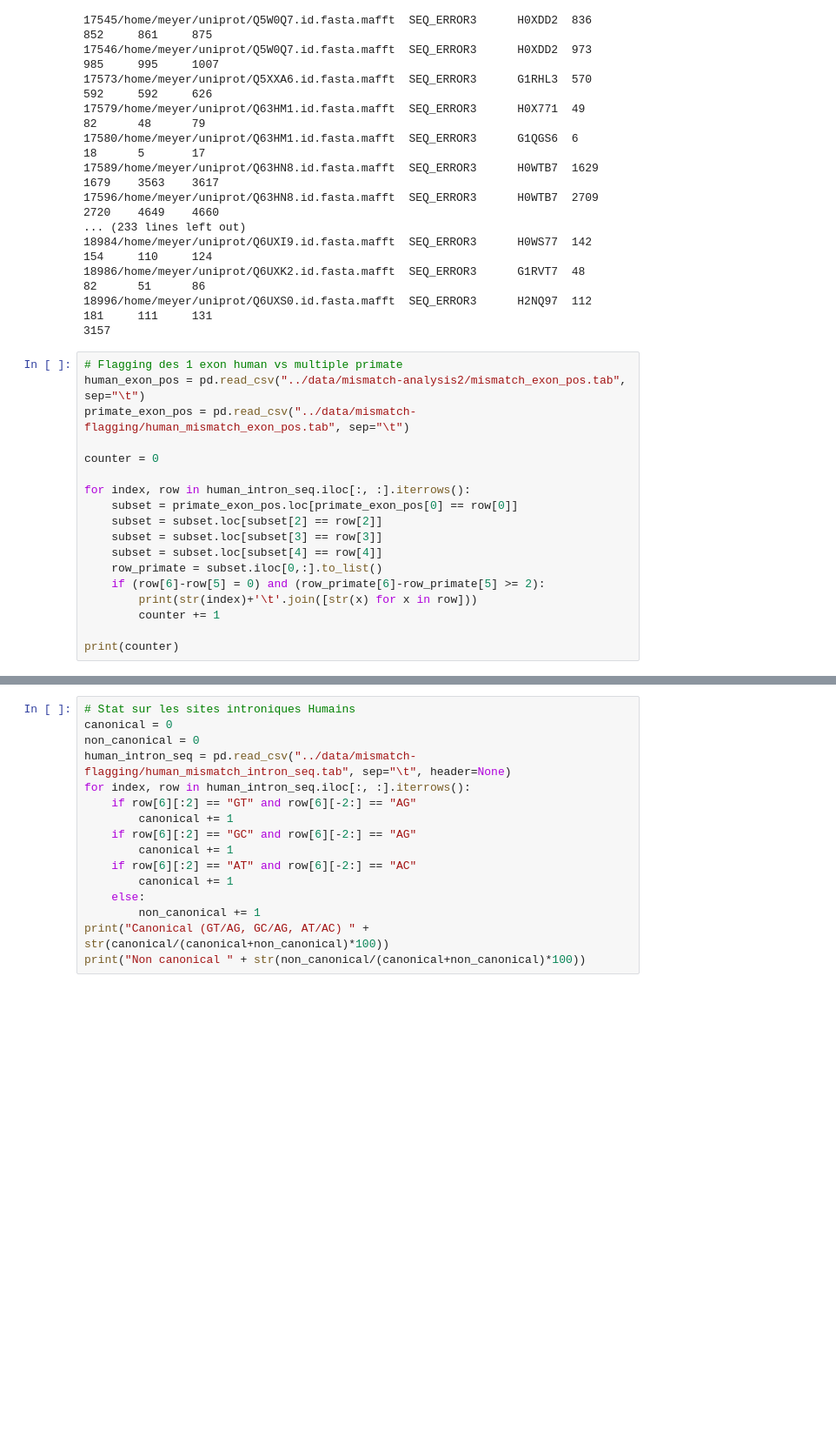
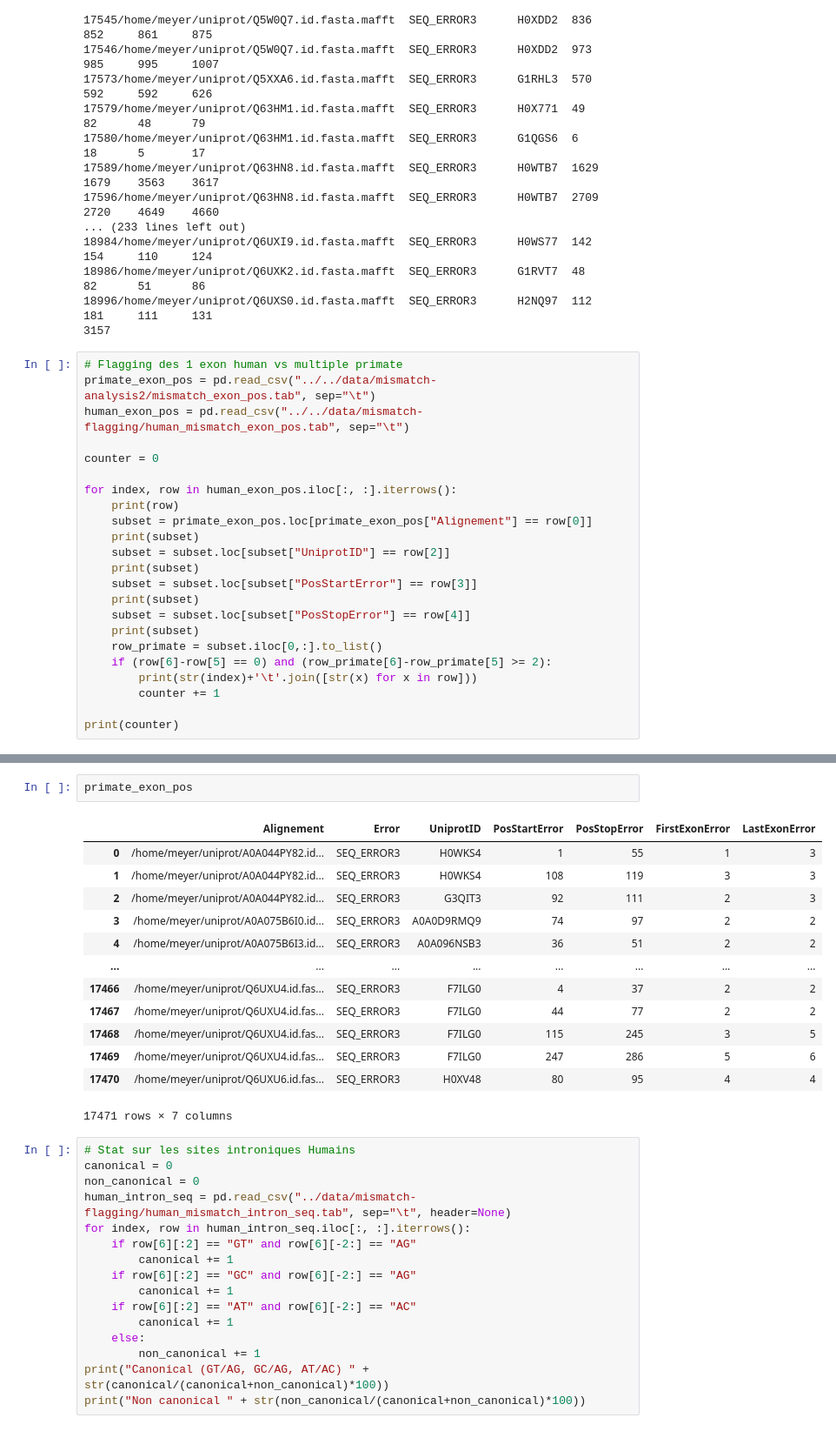
Before and after one commit to lambda-science/stage-thompson, a Jupyter notebook: notebooks/exploration/9-Mismatch_flagging.ipynb, the cells around one changed output, grey strips where cells are left out. Shown: that part at 87% size. Saved outputs shown, nothing was run; the diff lists cells and outputs as text; blank space fills up the shorter version.

```diff
--- a/notebooks/exploration/9-Mismatch_flagging.ipynb
+++ b/notebooks/exploration/9-Mismatch_flagging.ipynb
@@ -197,18 +197,23 @@ yer/uniprot/Q5W0A0.id.fasta.mafft       SEQ_ERROR3      H0XEI5  319     345
 3157
 # %%
 # Flagging des 1 exon human vs multiple primate
-human_exon_pos = pd.read_csv("../data/mismatch-analysis2/mismatch_exon_pos.tab", sep="\t")
-primate_exon_pos = pd.read_csv("../data/mismatch-flagging/human_mismatch_exon_pos.tab", sep="\t")
+primate_exon_pos = pd.read_csv("../../data/mismatch-analysis2/mismatch_exon_pos.tab", sep="\t")
+human_exon_pos = pd.read_csv("../../data/mismatch-flagging/human_mismatch_exon_pos.tab", sep="\t")
 
 counter = 0
 
-for index, row in human_intron_seq.iloc[:, :].iterrows():
-    subset = primate_exon_pos.loc[primate_exon_pos[0] == row[0]]
-    subset = subset.loc[subset[2] == row[2]]
-    subset = subset.loc[subset[3] == row[3]]
-    subset = subset.loc[subset[4] == row[4]]
+for index, row in human_exon_pos.iloc[:, :].iterrows():
+    print(row)
+    subset = primate_exon_pos.loc[primate_exon_pos["Alignement"] == row[0]]
+    print(subset)
+    subset = subset.loc[subset["UniprotID"] == row[2]]
+    print(subset)
+    subset = subset.loc[subset["PosStartError"] == row[3]]
+    print(subset)
+    subset = subset.loc[subset["PosStopError"] == row[4]]
+    print(subset)
     row_primate = subset.iloc[0,:].to_list()
-    if (row[6]-row[5] = 0) and (row_primate[6]-row_primate[5] >= 2):
+    if (row[6]-row[5] == 0) and (row_primate[6]-row_primate[5] >= 2):
         print(str(index)+'\t'.join([str(x) for x in row]))
         counter += 1
 
@@ -216,3 +240,19 @@ print(counter)
+# %%
+primate_exon_pos
+# %% [output]
+|  | Alignement | Error | UniprotID | PosStartError | PosStopError | FirstExonError | LastExonError |
+| 0 | /home/meyer/uniprot/A0A044PY82.id... | SEQ_ERROR3 | H0WKS4 | 1 | 55 | 1 | 3 |
+| 1 | /home/meyer/uniprot/A0A044PY82.id... | SEQ_ERROR3 | H0WKS4 | 108 | 119 | 3 | 3 |
+| 2 | /home/meyer/uniprot/A0A044PY82.id... | SEQ_ERROR3 | G3QIT3 | 92 | 111 | 2 | 3 |
+| 3 | /home/meyer/uniprot/A0A075B6I0.id... | SEQ_ERROR3 | A0A0D9RMQ9 | 74 | 97 | 2 | 2 |
+| 4 | /home/meyer/uniprot/A0A075B6I3.id... | SEQ_ERROR3 | A0A096NSB3 | 36 | 51 | 2 | 2 |
+| ... | ... | ... | ... | ... | ... | ... | ... |
+| 17466 | /home/meyer/uniprot/Q6UXU4.id.fas... | SEQ_ERROR3 | F7ILG0 | 4 | 37 | 2 | 2 |
+| 17467 | /home/meyer/uniprot/Q6UXU4.id.fas... | SEQ_ERROR3 | F7ILG0 | 44 | 77 | 2 | 2 |
+| 17468 | /home/meyer/uniprot/Q6UXU4.id.fas... | SEQ_ERROR3 | F7ILG0 | 115 | 245 | 3 | 5 |
+| 17469 | /home/meyer/uniprot/Q6UXU4.id.fas... | SEQ_ERROR3 | F7ILG0 | 247 | 286 | 5 | 6 |
+| 17470 | /home/meyer/uniprot/Q6UXU6.id.fas... | SEQ_ERROR3 | H0XV48 | 80 | 95 | 4 | 4 |
+17471 rows × 7 columns
 # %%
 # Stat sur les sites introniques Humains
 canonical = 0
```
Also changed, not shown: parts of 3 cells of this notebook, 3 other files.
